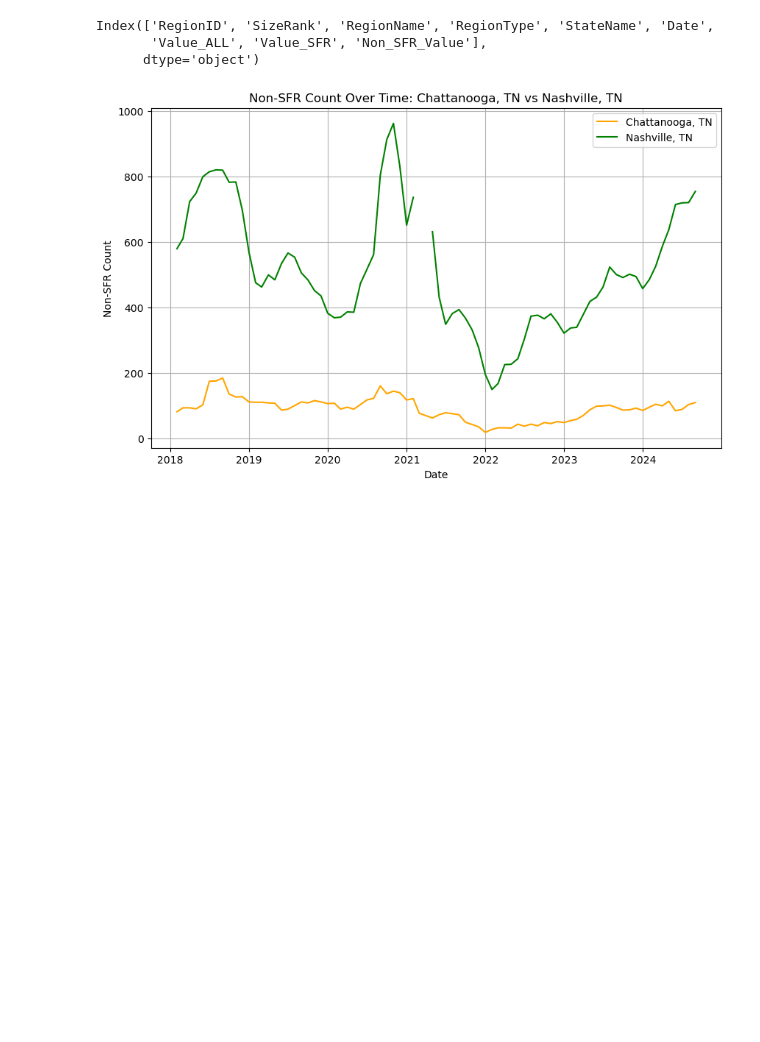
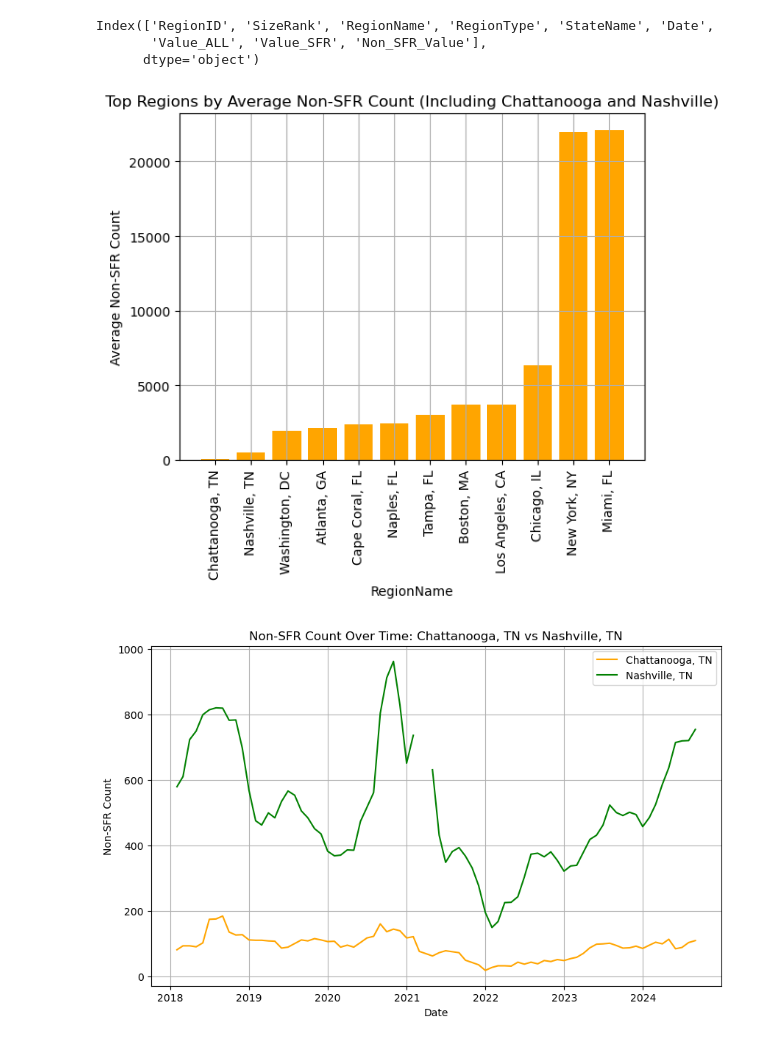
Before and after one commit to GriffinZiegler/rental-capstone, a Jupyter notebook: rental_capstone.ipynb, the cells around one changed output. Cells and saved outputs as stored; diff of their text form; code cells hidden in the pictures; blank space fills up the shorter version.

```diff
--- a/rental_capstone.ipynb
+++ b/rental_capstone.ipynb
@@ -88,6 +88,35 @@ print(merged_df.columns)
 Index(['RegionID', 'SizeRank', 'RegionName', 'RegionType', 'StateName', 'Date',
        'Value_ALL', 'Value_SFR', 'Non_SFR_Value'],
       dtype='object')
+# %%
+# Bar chart of top regions by Non-SFR Value with counts for Chattanooga and Nashville in a legend box
+filtered_data = merged_df[merged_df['RegionName'] != 'United States']
+
+# Get the top 10 regions by Non-SFR Value
+top_10_regions = filtered_data.groupby('RegionName')['Non_SFR_Value'].mean().nlargest(10)
+
+# Ensure Chattanooga and Nashville are included
+specific_regions = ['Chattanooga, TN', 'Nashville, TN']
+
+# Get values for Chattanooga and Nashville regardless of their rank
+for region in specific_regions:
+    region_value = filtered_data[filtered_data['RegionName'] == region]['Non_SFR_Value'].mean()
+    top_10_regions[region] = region_value
+
+# Sort values again
+top_10_regions = top_10_regions.sort_values()
+
+# Plot
+plt.bar(top_10_regions.index, top_10_regions, color='orange')
+plt.title('Top Regions by Average Non-SFR Count (Including Chattanooga and Nashville)')
+plt.xlabel('RegionName')
+plt.ylabel('Average Non-SFR Count')
+plt.xticks(rotation=90)  # Rotate x-axis labels for readability
+plt.grid(True)
+
+plt.show()
+# %% [output]
+[figure, added]
 # %%
 nash_data = merged_df[merged_df['RegionName'] == 'Nashville, TN']
 chatt_data = merged_df[merged_df['RegionName'] == 'Chattanooga, TN']
```
Also changed, not shown: parts of 4 cells of this notebook.
